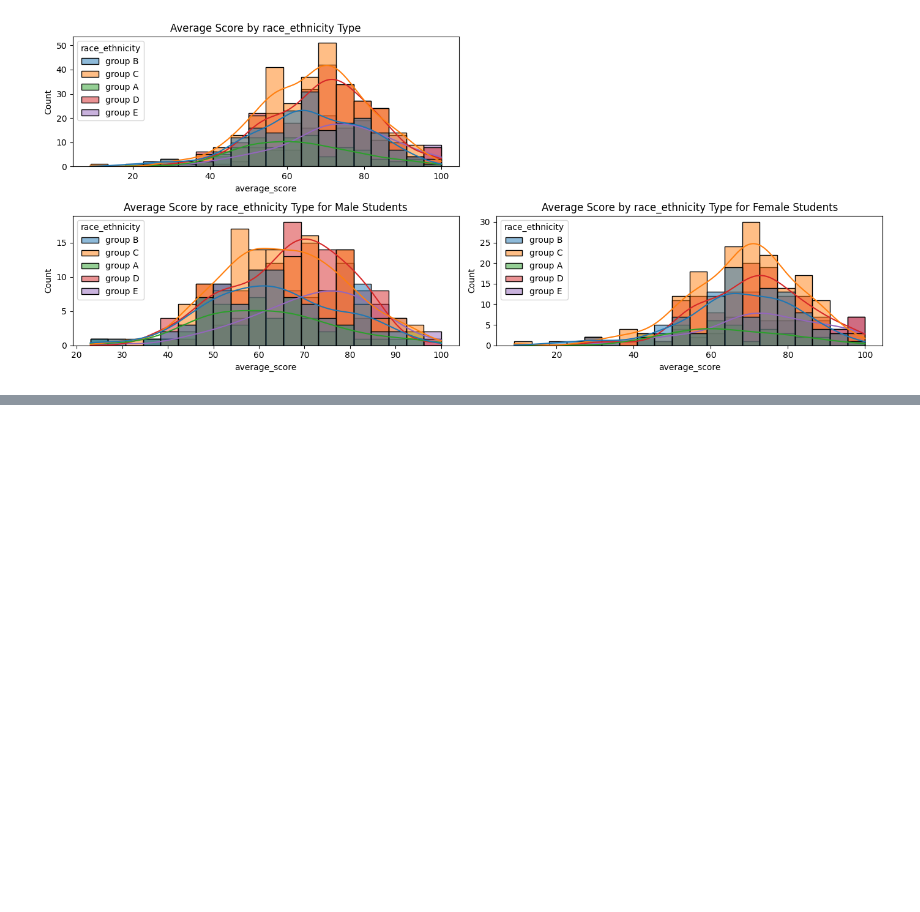
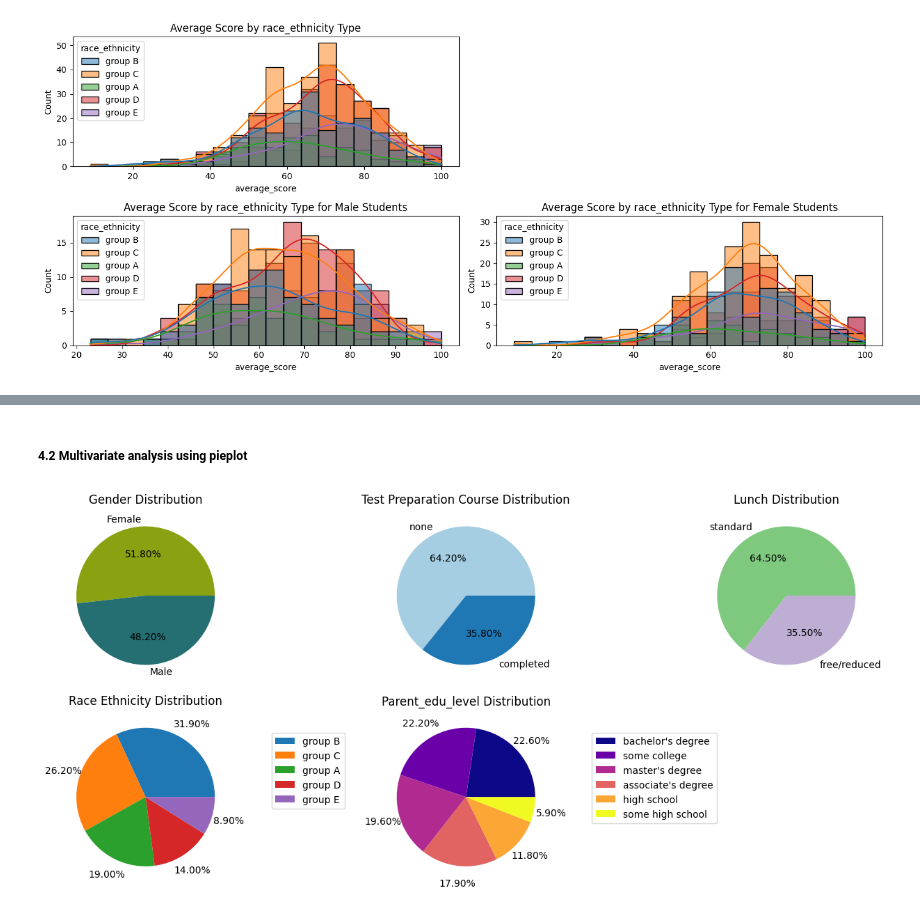
Before and after one commit to Sudeepkasichhwa/student-performance-indicator, a Jupyter notebook: data/EDA.ipynb, the cells around one changed output, grey strips where cells are left out. Drawn from its saved outputs; the diff is of its cells as text; code cells hidden in the pictures; blank space fills up the shorter version.

```diff
--- a/data/EDA.ipynb
+++ b/data/EDA.ipynb
@@ -266,0 +285,45 @@ plt.show()
+# %% [markdown]
+##### 4.2 Multivariate analysis using pieplot
+# %%
+import random
+
+
+plt.figure(figsize=(12, 6))
+
+size=df['gender'].value_counts()
+labels='Female','Male'
+colors= [(random.random(),random.random(),random.random()) for _ in labels]  # generate random colors
+
+plt.subplot(2, 3, 1)
+plt.pie(x=size,colors=colors,labels=labels, autopct='%1.2f%%')
+plt.title('Gender Distribution')
+
+plt.subplot(2, 3, 2)
+colors = plt.get_cmap("Paired").colors
+plt.pie(x=df['test_preparation_course'].value_counts(),colors=colors,labels=df['test_preparation_course'].unique(), autopct='%1.2f%%')
+plt.title('Test Preparation Course Distribution')
+
+plt.subplot(2, 3, 3)
+colors = [(random.random(),random.random(),random.random()) for _ in labels]
+colors = plt.get_cmap("Accent").colors
+
+plt.pie(x=df['lunch'].value_counts(),colors=colors,labels=df['lunch'].unique(), autopct='%1.2f%%')
+plt.title('Lunch Distribution')
+
+plt.subplot(234)
+plt.pie(x= df['race_ethnicity'].value_counts(), autopct='%1.2f%%',pctdistance=1.25)
+plt.legend(bbox_to_anchor=(1.2, 0.9),labels=list(df['race_ethnicity'].unique()))
+plt.title('Race Ethnicity Distribution')
+
+plt.subplot(235)
+cmap = plt.get_cmap("plasma")
+labels=df['parental_level_of_education'].unique()
+colors = cmap(np.linspace(0, 1, len(labels)))
+plt.pie(x= df['parental_level_of_education'].value_counts(),colors=colors, autopct='%1.2f%%',pctdistance=1.25)
+plt.legend(bbox_to_anchor=(1.2, 0.9),labels=labels)
+plt.title('Parent_edu_level Distribution')
+
+plt.tight_layout()
+plt.show()
+# %% [output]
+[figure, added]
```
Also changed, not shown: parts of 3 cells of this notebook.
